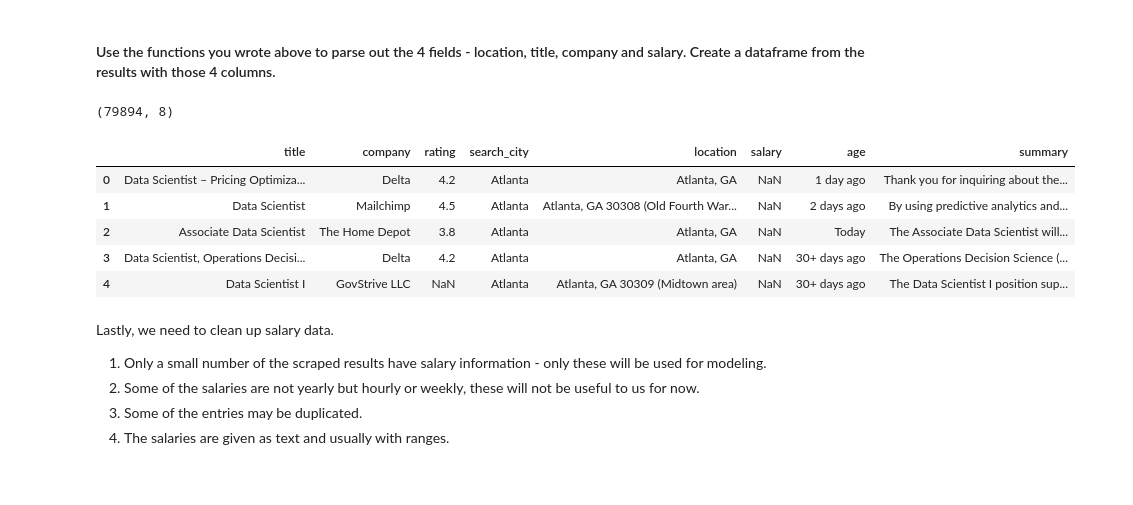
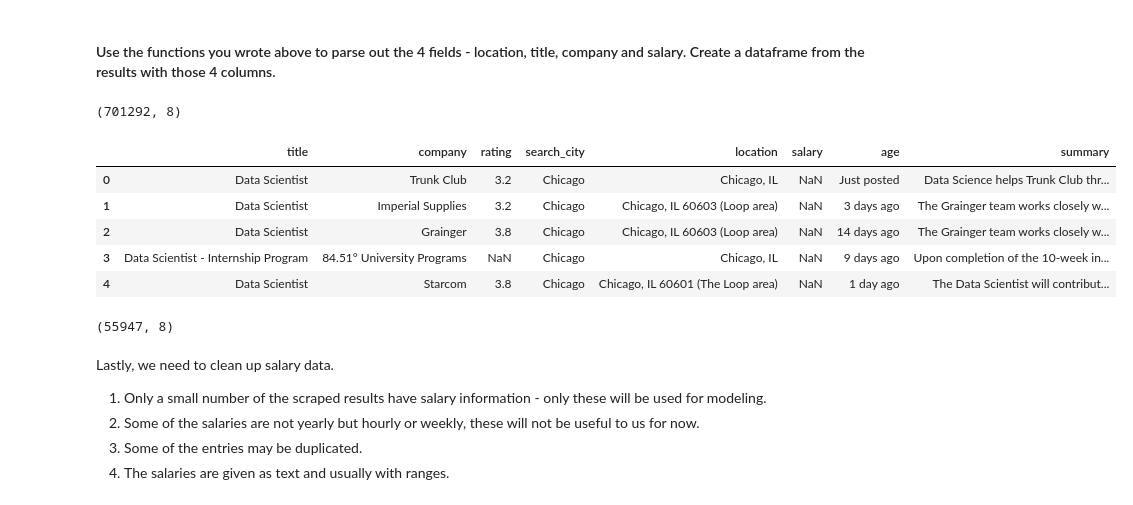
Before and after one commit to a3o1m2/DSI11-lessons, a Jupyter notebook: projects/project-4/starter_code.ipynb, the cells around one changed output. Drawn from its saved outputs; the diff is of its cells as text; code cells hidden in the pictures.

Commit message:
Week 5 Day 5

```diff
--- a/projects/project-4/starter_code.ipynb
+++ b/projects/project-4/starter_code.ipynb
@@ -162,19 +166,2 @@ YOUR_CITY = 'London'
-# %%
-url_template = "http://www.indeed.com/jobs?q=data+scientist+%2420%2C000&l={}&start={}"
-max_results_per_city = 30 # Set this to a high-value (5000) to generate more results.
-# Crawling more results, will also take much longer. First test your code on a small number of results and then expand.
-
-results = []
-
-for city in set(['New+York', 'Chicago', 'San+Francisco', 'Austin', 'Seattle',
-    'Los+Angeles', 'Philadelphia', 'Atlanta', 'Dallas', 'Pittsburgh',
-    'Portland', 'Phoenix', 'Denver', 'Houston', 'Miami', YOUR_CITY]):
-    for start in range(0, max_results_per_city, 10):
-        URL = "http://www.indeed.com/jobs?"
-        PARAMS = dict(q='data scientist $20,000', l=city, start=page)
-        r = requests.get(url=URL, params=PARAMS)
-        soup = BeautifulSoup(r.text, 'html.parser')
-
-        results.append(soup.find_all('div', attrs={'class':'result'}))
 # %% [markdown]
 #### Use the functions you wrote above to parse out the 4 fields - location, title, company and salary. Create a dataframe from the results with those 4 columns.
@@ -217,43 +177,67 @@ salary = []
 age = []
 summary = []
 
-YOUR_CITY = 'London'
+YOUR_CITY = 'London'     # add your city(s) here, and then...
+fx_rate = {'London':1.3}     # add fxrate vs USD (e.g. GBPUSD) here
+
 max_results_per_city = 5000
+
+job_city = {}
 
 for city in set(['New+York', 'Chicago', 'San+Francisco', 'Austin', 'Seattle',
     'Los+Angeles', 'Philadelphia', 'Atlanta', 'Dallas', 'Pittsburgh',
     'Portland', 'Phoenix', 'Denver', 'Houston', 'Miami', YOUR_CITY]):
 
-    for page in range(0, max_results_per_city, 10):
+    if city == 'London':
+        URL = "http://www.indeed.co.uk/jobs?"     # different URL needed for London vs USA
+        PARAMS = dict(q='data scientist £20,000', l=city, start=page)
+    else:
         URL = "http://www.indeed.com/jobs?"
         PARAMS = dict(q='data scientist $20,000', l=city, start=page)
+
+    for page in range(0, max_results_per_city, 10):
 
         r = requests.get(url=URL, params=PARAMS)
         soup = BeautifulSoup(r.text, 'html.parser')
 
         for posting in soup.find_all('div', attrs={'class':'result'}):
             title.append(extract_title_from_result(posting))
             company.append(extract_company_from_result(posting))
             rating.append(extract_rating_from_result(posting))
             search_city.append(city)
             location.append(extract_location_from_result(posting))
             salary.append(extract_salary_from_result(posting))
             age.append(extract_date_from_result(posting))
             summary.append(extract_summary_from_result(posting))
 
-jobs = pd.DataFrame(dict(title=title,company=company,rating=rating,search_city=search_city,
+    # creating a df for that city's results...
+    job_city_df = pd.DataFrame(dict(title=title,company=company,rating=rating,search_city=search_city,
                             location=location,salary=salary,age=age,summary=summary))
+    # ... then preserving it in a dictionary with key = that city:
+    job_city[str(city)] = job_city_df
+
+# now to create the full df of results from all cities:
+jobs = pd.DataFrame()
+
+for city in set(['New+York', 'Chicago', 'San+Francisco', 'Austin', 'Seattle',
+    'Los+Angeles', 'Philadelphia', 'Atlanta', 'Dallas', 'Pittsburgh',
+    'Portland', 'Phoenix', 'Denver', 'Houston', 'Miami', YOUR_CITY]):
+    jobs = jobs.append(job_city['{}'.format(city)], ignore_index=True)
 
 print(jobs.shape)
 jobs.head()
 # %% [output]
-(79894, 8)
+(701292, 8)
 |  | title | company | rating | search_city | location | salary | age | summary |
-| 0 | Data Scientist – Pricing Optimiza... | Delta | 4.2 | Atlanta | Atlanta, GA | NaN | 1 day ago | Thank you for inquiring about the... |
-| 1 | Data Scientist | Mailchimp | 4.5 | Atlanta | Atlanta, GA 30308 (Old Fourth War... | NaN | 2 days ago | By using predictive analytics and... |
-| 2 | Associate Data Scientist | The Home Depot | 3.8 | Atlanta | Atlanta, GA | NaN | Today | The Associate Data Scientist will... |
-| 3 | Data Scientist, Operations Decisi... | Delta | 4.2 | Atlanta | Atlanta, GA | NaN | 30+ days ago | The Operations Decision Science (... |
-| 4 | Data Scientist I | GovStrive LLC | NaN | Atlanta | Atlanta, GA 30309 (Midtown area) | NaN | 30+ days ago | The Data Scientist I position sup... |
+| 0 | Data Scientist | Trunk Club | 3.2 | Chicago | Chicago, IL | NaN | Just posted | Data Science helps Trunk Club thr... |
+| 1 | Data Scientist | Imperial Supplies | 3.2 | Chicago | Chicago, IL 60603 (Loop area) | NaN | 3 days ago | The Grainger team works closely w... |
+| 2 | Data Scientist | Grainger | 3.8 | Chicago | Chicago, IL 60603 (Loop area) | NaN | 14 days ago | The Grainger team works closely w... |
+| 3 | Data Scientist - Internship Program | 84.51° University Programs | NaN | Chicago | Chicago, IL | NaN | 9 days ago | Upon completion of the 10-week in... |
+| 4 | Data Scientist | Starcom | 3.8 | Chicago | Chicago, IL 60601 (The Loop area) | NaN | 1 day ago | The Data Scientist will contribut... |
+# %%
+jobs[jobs['salary'].notnull()].shape
+# %% [output]
+(55947, 8)
 # %% [markdown]
 Lastly, we need to clean up salary data.
 
```
Also changed, not shown: parts of 21 cells of this notebook, 6 other files.
